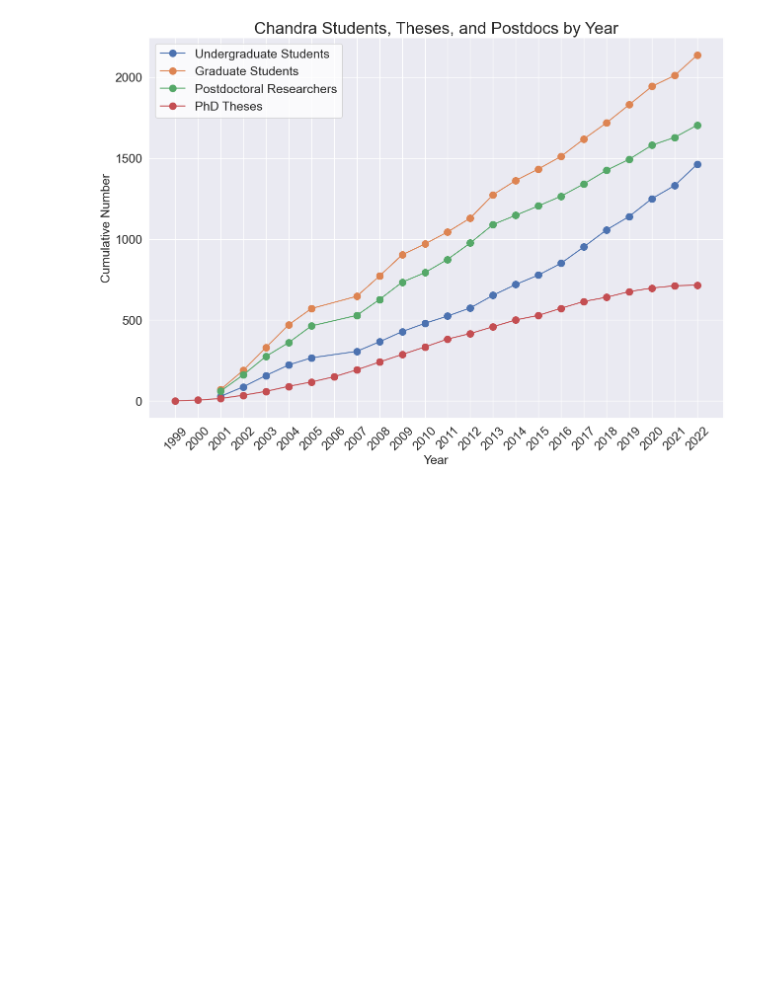
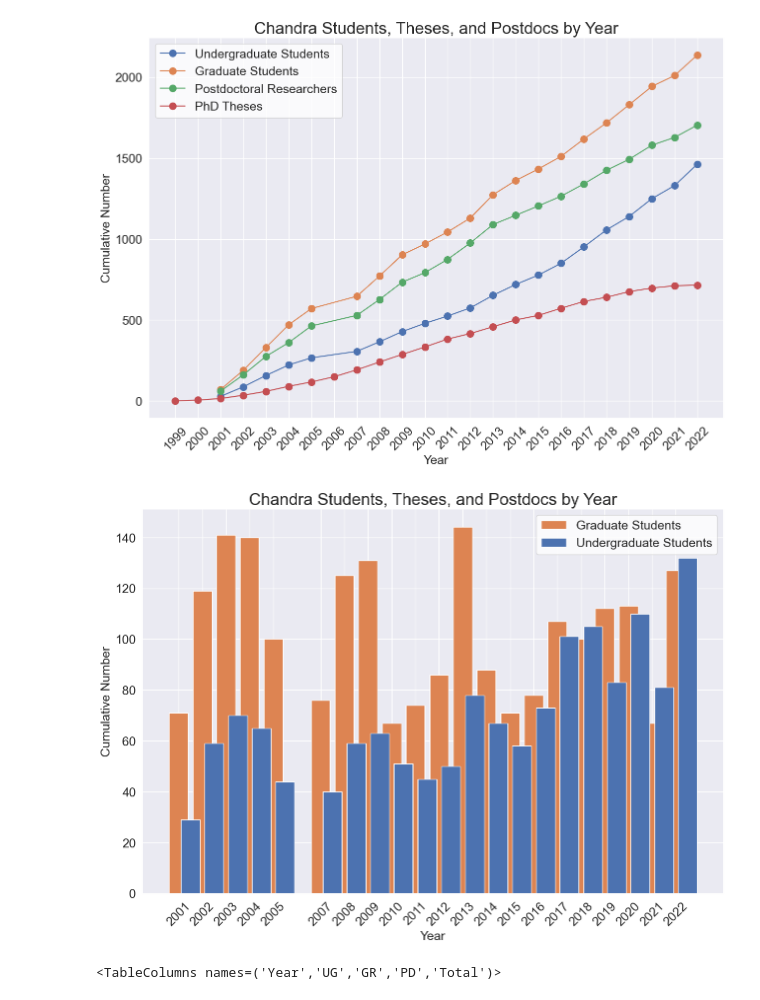
Before and after one commit to jzuhone/chandra_perf_data, a Jupyter notebook: source/data/students.ipynb, the cells around one changed output. Saved outputs shown, nothing was run; the diff lists cells and outputs as text; code cells hidden in the pictures; blank space fills up the shorter version.

```diff
--- a/source/data/students.ipynb
+++ b/source/data/students.ipynb
@@ -34,3 +41,27 @@ ax.legend(fontsize=18, facecolor="white")
 fig.savefig("../images/students.png", bbox_inches="tight")
 # %% [output]
 [figure]
+# %%
+fig, ax = plt.subplots(figsize=(15,10))
+ax.bar(t["Year"], t["GR"]+t2["GR"],
+       color="C1", label="Graduate Students")
+ax.bar(t["Year"]+0.5, t["UG"]+t2["UG"],
+        color="C0", label="Undergraduate Students")
+#ax.plot(t["Year"], np.cumsum(t["PD"]+t2["PD"]), marker="o", markersize=10, linestyle="-",
+#        color="C2", label="Postdoctoral Researchers")
+#ax.plot(years[:-1], np.cumsum(phds[:-1]), marker="o", markersize=10, linestyle="-",
+#        color="C3", label="PhD Theses")
+ax.set_title("Chandra Students, Theses, and Postdocs by Year", size=24)
+ax.set_xticks(t["Year"])
+ax.set_xticklabels(t["Year"], rotation=45, fontdict={"fontsize": 18})
+ax.tick_params(axis="y", labelsize=18)
+ax.set_ylabel("Cumulative Number", size=18)
+ax.set_xlabel("Year", size=18)
+ax.legend(fontsize=18, facecolor="white")
+fig.savefig("../images/students_bar.png", bbox_inches="tight")
+# %% [output]
+[figure, added]
+# %%
+t.columns
+# %% [output]
+<TableColumns names=('Year','UG','GR','PD','Total')>
```
Also changed, not shown: parts of 7 cells of this notebook, 6 other files.
